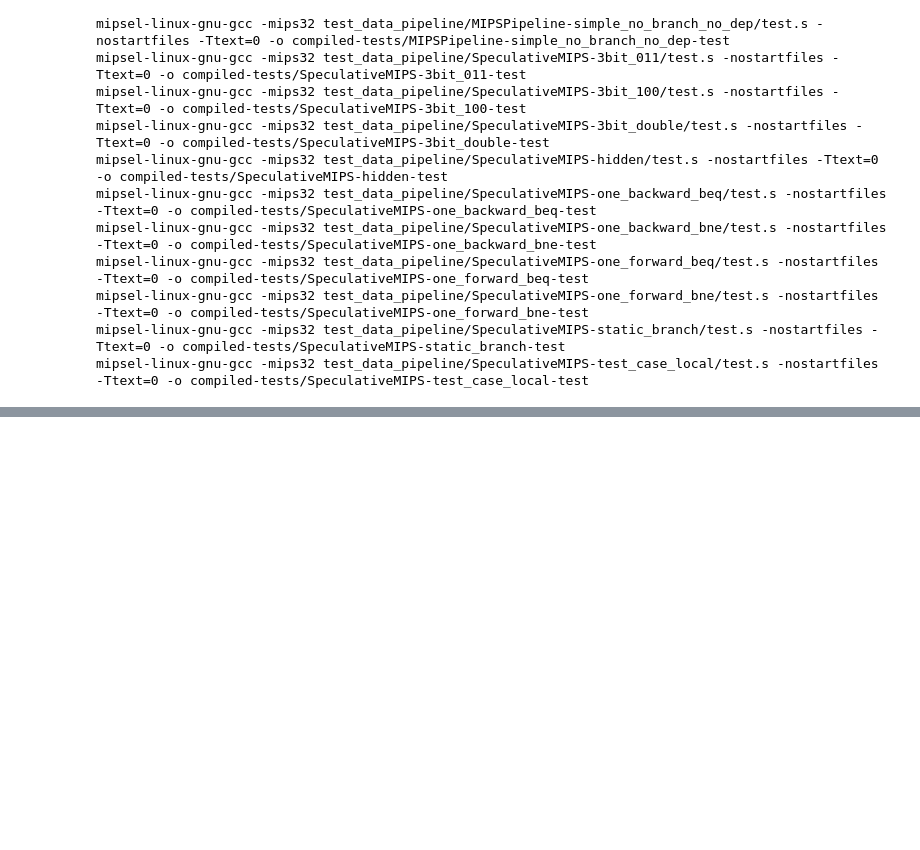
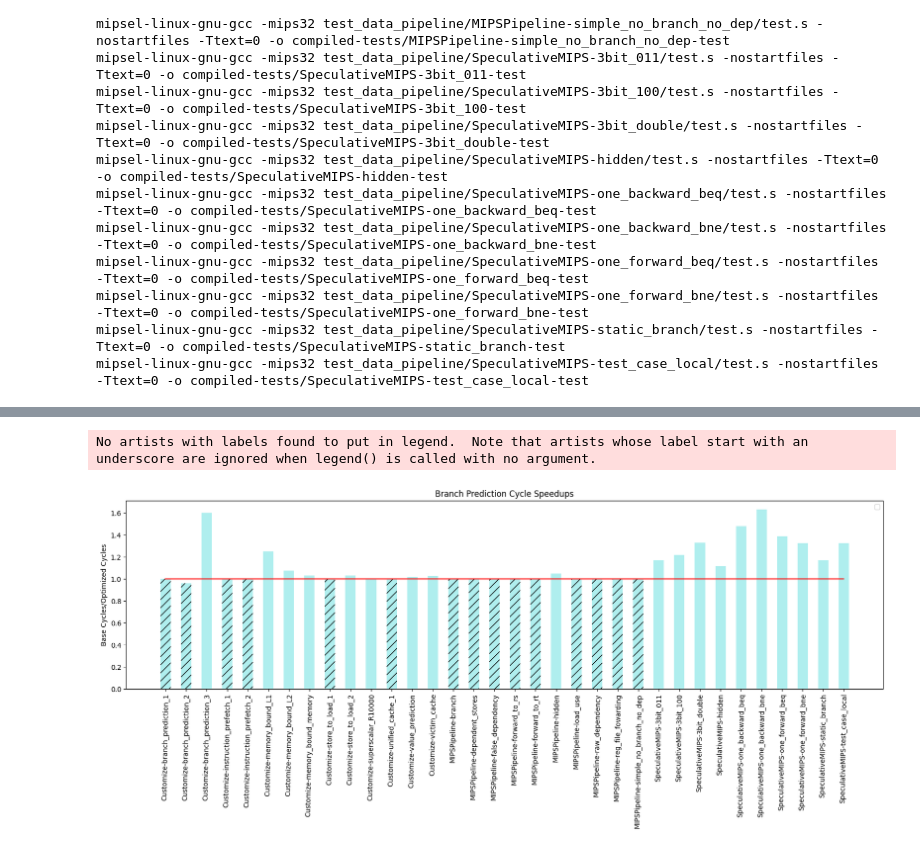
Before and after one commit to sharkipelago/mips-sim-optimizations, a Jupyter notebook: tests.ipynb, the cells around one changed output, grey strips where cells are left out. Cells and saved outputs as stored; diff of their text form; code cells hidden in the pictures; blank space fills up the shorter version.

Commit message:
updated tests notebook

```diff
--- a/tests.ipynb
+++ b/tests.ipynb
@@ -113,19 +109,19 @@ BASE_CYCLE_COUNTS = {
   "Customize-store_to_load_1": 202,
   "Customize-store_to_load_2": 394,
   "Customize-superscalar_R10000": 765,
-  # "Customize-unified_cache_1": 77,
+  "Customize-unified_cache_1": 77,
   "Customize-value_prediction": 1275,
   "Customize-victim_cache": 6128,
-  # "MIPSPipeline-bran  ch": 137,
+  "MIPSPipeline-branch": 137,
   "MIPSPipeline-dependent_stores": 141,
-  # "MIPSPipeline-false_dependency": 77,
-  # "MIPSPipeline-forward_to_rs": 77,
-  # "MIPSPipeline-forward_to_rt": 78  ,
+  "MIPSPipeline-false_dependency": 77,
+  "MIPSPipeline-forward_to_rs": 77,
+  "MIPSPipeline-forward_to_rt": 78  ,
   "MIPSPipeline-hidden": 263,
   "MIPSPipeline-load_use": 149,
-  # "MIPSPipeline-raw_dependency": 77,
-  # "MIPSPipeline-reg_file_fowarding": 69,
-  # "MIPSPipeline-simple_no_br  anch_no_dep": 153,
+  "MIPSPipeline-raw_dependency": 77,
+  "MIPSPipeline-reg_file_fowarding": 69,
+  "MIPSPipeline-simple_no_branch_no_dep": 153,
   "SpeculativeMIPS-3bit_011": 389,
   "SpeculativeMIPS-3bit_100": 381,
   "SpeculativeMIPS-3bit_double": 509,
@@ -176,0 +177,55 @@ No artists with labels found to put in legend.  Note that artists whose label st
+# %%
+line_values = [1]* len(tests)
+
+# Setting the positions and width for the bars
+pos = np.arange(len(tests))
+
+plt.figure(figsize=(20, 5))
+
+# # === OOO BARS ===
+# width = 0.2
+# bp_bars = plt.bar(pos - width/2, bp_speedup, width, label='Branch Prediction', color="paleturquoise")
+# ooo_bars = plt.bar(pos + width/2, ooo_speedup, width, label='OOO + Branch Prediction', color="sandybrown")
+
+# for bar, value in zip(bp_bars, bp_speedup):
+#     if value <= 1:
+#         bar.set_hatch('//')  # Set to dashed
+
+
+# for bar, value in zip(ooo_bars, ooo_speedup):
+#     if value <= 1:
+#         bar.set_hatch('//')  # Set to dashed
+
+
+
+# plt.title('Optimization Cycle Speedups')
+
+# # === OOO BARS ===
+
+
+# ===BP BARS===
+width = 0.5
+bars = bar = plt.bar(tests, bp_speedup, width, color="paleturquoise")
+for bar, value in zip(bars, bp_speedup):
+    if value <= 1:
+        bar.set_hatch('//')  # Set to dashed
+plt.title('Branch Prediction Cycle Speedups')
+
+# ===BP BARS===
+
+
+
+plt.plot(tests, line_values, color='red')
+
+# Adding labels and title
+plt.xticks(pos, tests, rotation=89)
+plt.ylabel('Base Cycles/Optimized Cycles')
+
+# Adding legend
+plt.legend()
+
+# Display the graph
+plt.show()
+# %% [output]
+No artists with labels found to put in legend.  Note that artists whose label start with an underscore are ignored when legend() is called with no argument.
+[figure, added]
```
Also changed, not shown: parts of 4 cells of this notebook.
